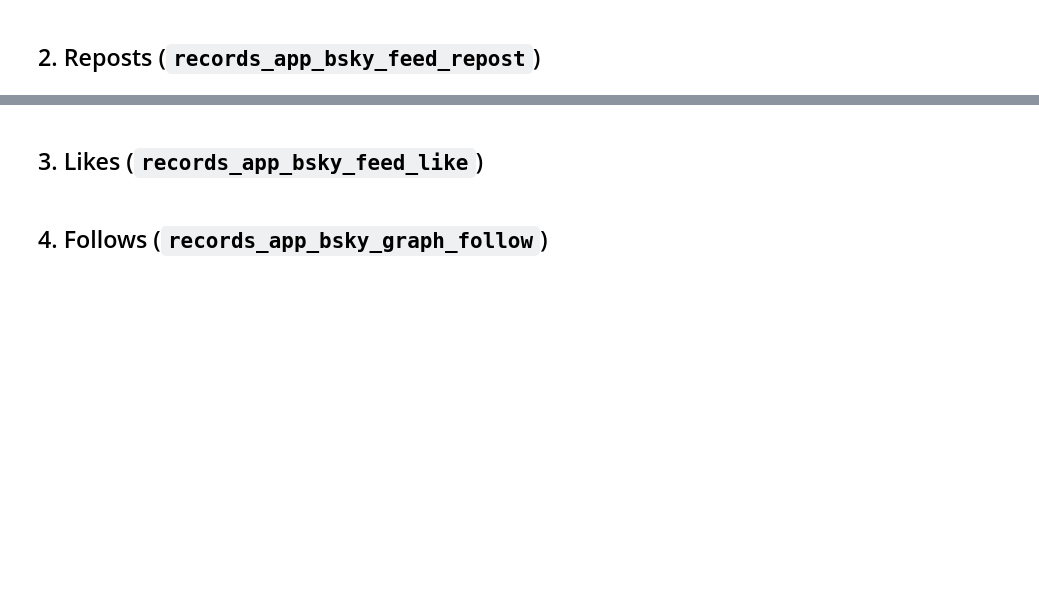
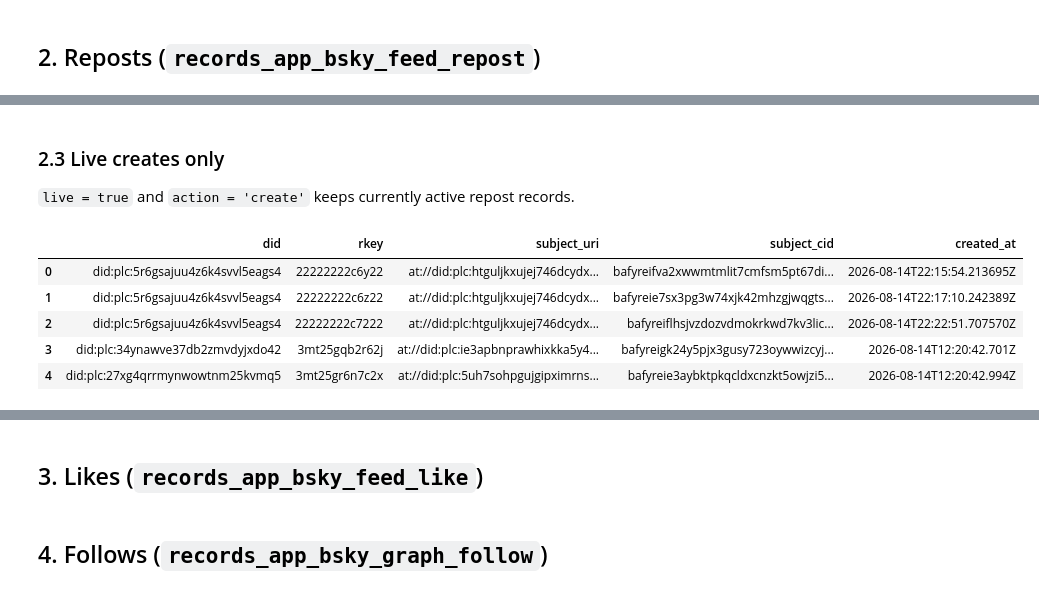
Before and after one commit to ishitajain21/Diderot-clinic, a Jupyter notebook: data_exploration/clickhouse_bluesky_tutorial.ipynb, the cells around one changed output, grey strips where cells are left out. Cells and saved outputs as stored; diff of their text form; code cells hidden in the pictures; blank space fills up the shorter version.

```diff
--- a/data_exploration/clickhouse_bluesky_tutorial.ipynb
+++ b/data_exploration/clickhouse_bluesky_tutorial.ipynb
@@ -259,0 +318,20 @@ show(
+# %% [markdown]
+### 2.3 Live creates only
+
+`live = true` and `action = 'create'` keeps currently active repost records.
+# %%
+show(
+    """
+    SELECT did, rkey, subject_uri, subject_cid, created_at
+    FROM bluesky_ingest.records_app_bsky_feed_repost
+    WHERE live = true AND action = 'create'
+    LIMIT 5
+    """
+)
+# %% [output]
+|  | did | rkey | subject_uri | subject_cid | created_at |
+| 0 | did:plc:5r6gsajuu4z6k4svvl5eags4 | 22222222c6y22 | at://did:plc:htguljkxujej746dcydx... | bafyreifva2xwwmtmlit7cmfsm5pt67di... | 2026-08-14T22:15:54.213695Z |
+| 1 | did:plc:5r6gsajuu4z6k4svvl5eags4 | 22222222c6z22 | at://did:plc:htguljkxujej746dcydx... | bafyreie7sx3pg3w74xjk42mhzgjwqgts... | 2026-08-14T22:17:10.242389Z |
+| 2 | did:plc:5r6gsajuu4z6k4svvl5eags4 | 22222222c7222 | at://did:plc:htguljkxujej746dcydx... | bafyreiflhsjvzdozvdmokrkwd7kv3lic... | 2026-08-14T22:22:51.707570Z |
+| 3 | did:plc:34ynawve37db2zmvdyjxdo42 | 3mt25gqb2r62j | at://did:plc:ie3apbnprawhixkka5y4... | bafyreigk24y5pjx3gusy723oywwizcyj... | 2026-08-14T12:20:42.701Z |
+| 4 | did:plc:27xg4qrrmynwowtnm25kvmq5 | 3mt25gr6n7c2x | at://did:plc:5uh7sohpgujgipximrns... | bafyreie3aybktpkqcldxcnzkt5owjzi5... | 2026-08-14T12:20:42.994Z |
```
Also changed, not shown: parts of 26 cells of this notebook.
